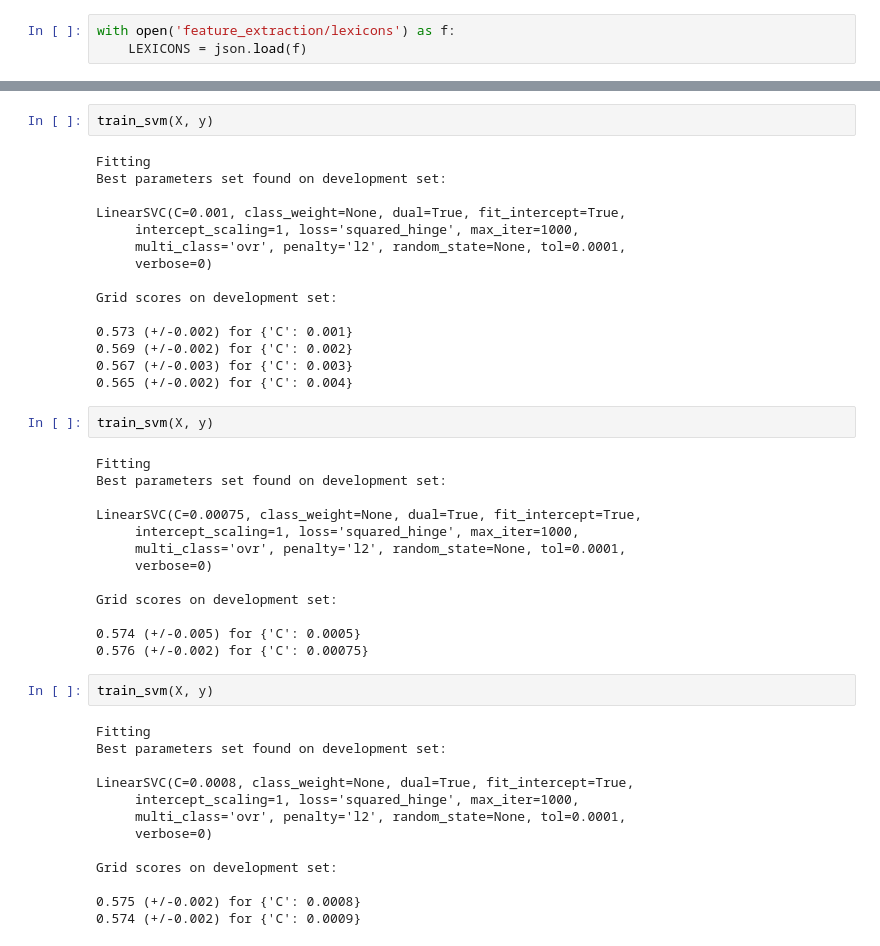
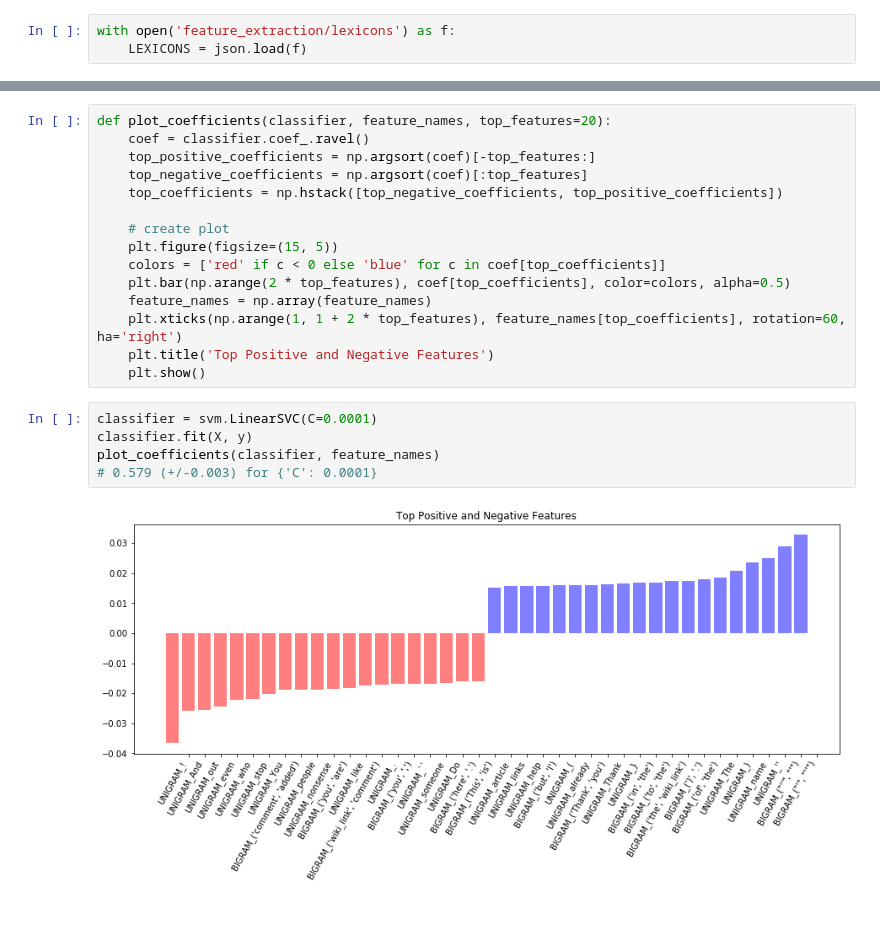
Before and after one commit to conversationai/wikidetox, a Jupyter notebook: conversation_classification/Baseline Testing.ipynb, the cells around one changed output, grey strips where cells are left out. Drawn from its saved outputs; the diff is of its cells as text; blank space fills up the shorter version.

Commit message:
with page title

```diff
--- a/conversation_classification/Baseline Testing.ipynb
+++ b/conversation_classification/Baseline Testing.ipynb
@@ -256,47 +376,22 @@ Grid scores on development set:
-# %%
-train_svm(X, y)
-# %% [output]
-Fitting
-Best parameters set found on development set:
-
-LinearSVC(C=0.001, class_weight=None, dual=True, fit_intercept=True,
-     intercept_scaling=1, loss='squared_hinge', max_iter=1000,
-     multi_class='ovr', penalty='l2', random_state=None, tol=0.0001,
-     verbose=0)
-
-Grid scores on development set:
-
-0.573 (+/-0.002) for {'C': 0.001}
-0.569 (+/-0.002) for {'C': 0.002}
-0.567 (+/-0.003) for {'C': 0.003}
-0.565 (+/-0.002) for {'C': 0.004}
-# %%
-train_svm(X, y)
-# %% [output]
-Fitting
-Best parameters set found on development set:
-
-LinearSVC(C=0.00075, class_weight=None, dual=True, fit_intercept=True,
-     intercept_scaling=1, loss='squared_hinge', max_iter=1000,
-     multi_class='ovr', penalty='l2', random_state=None, tol=0.0001,
-     verbose=0)
-
-Grid scores on development set:
-
-0.574 (+/-0.005) for {'C': 0.0005}
-0.576 (+/-0.002) for {'C': 0.00075}
-# %%
-train_svm(X, y)
-# %% [output]
-Fitting
-Best parameters set found on development set:
-
-LinearSVC(C=0.0008, class_weight=None, dual=True, fit_intercept=True,
-     intercept_scaling=1, loss='squared_hinge', max_iter=1000,
-     multi_class='ovr', penalty='l2', random_state=None, tol=0.0001,
-     verbose=0)
-
-Grid scores on development set:
-
-0.575 (+/-0.002) for {'C': 0.0008}
-0.574 (+/-0.002) for {'C': 0.0009}
+# %%
+def plot_coefficients(classifier, feature_names, top_features=20):
+    coef = classifier.coef_.ravel()
+    top_positive_coefficients = np.argsort(coef)[-top_features:]
+    top_negative_coefficients = np.argsort(coef)[:top_features]
+    top_coefficients = np.hstack([top_negative_coefficients, top_positive_coefficients])
+
+    # create plot
+    plt.figure(figsize=(15, 5))
+    colors = ['red' if c < 0 else 'blue' for c in coef[top_coefficients]]
+    plt.bar(np.arange(2 * top_features), coef[top_coefficients], color=colors, alpha=0.5)
+    feature_names = np.array(feature_names)
+    plt.xticks(np.arange(1, 1 + 2 * top_features), feature_names[top_coefficients], rotation=60, ha='right')
+    plt.title('Top Positive and Negative Features')
+    plt.show()
+# %%
+classifier = svm.LinearSVC(C=0.0001)
+classifier.fit(X, y)
+plot_coefficients(classifier, feature_names)
+# 0.579 (+/-0.003) for {'C': 0.0001}
+# %% [output]
+[figure, added]
```
Also changed, not shown: parts of 27 cells of this notebook, 37 other files.
